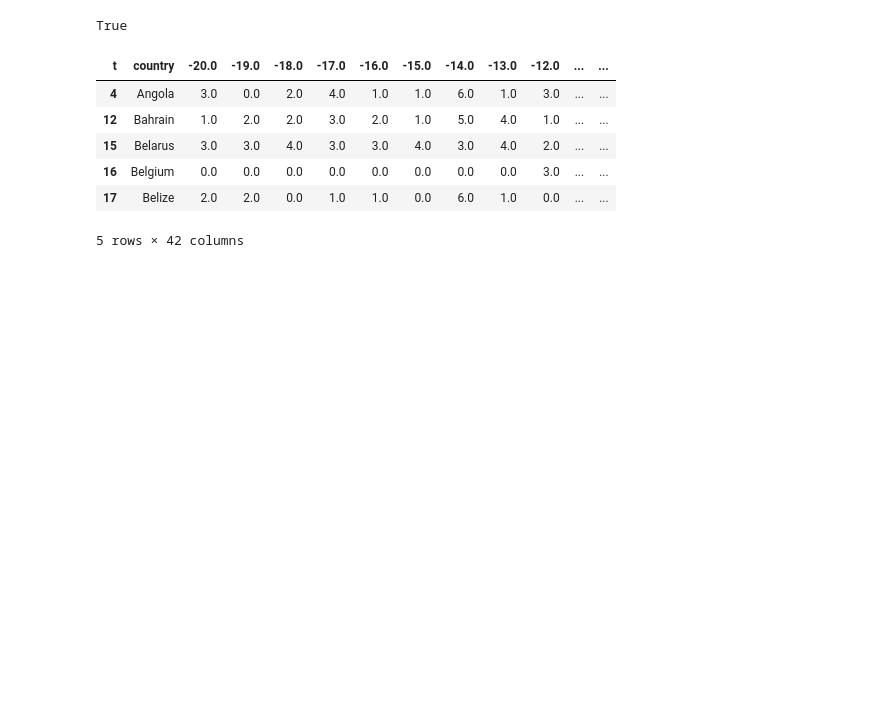
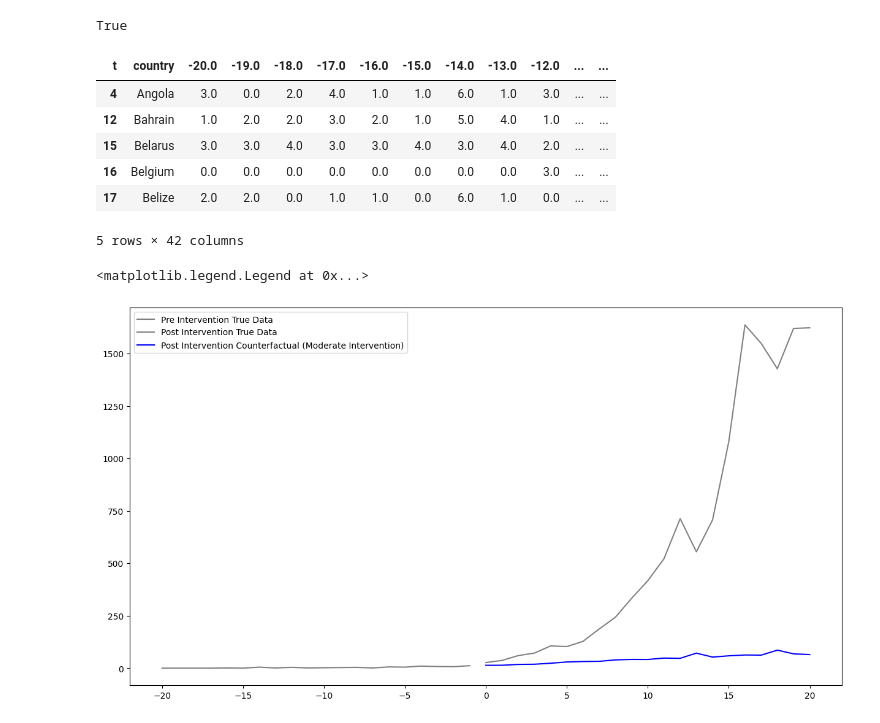
Before and after one commit to Arohrba5/mitx-causal-inference-with-covid-data, a Jupyter notebook: MITx_IDS_S24x_SyntheticInterventionRecitation.ipynb, the cells around one changed output. Saved outputs shown, nothing was run; the diff lists cells and outputs as text; code cells hidden in the pictures; blank space fills up the shorter version.

```diff
--- a/MITx_IDS_S24x_SyntheticInterventionRecitation.ipynb
+++ b/MITx_IDS_S24x_SyntheticInterventionRecitation.ipynb
@@ -261,0 +256,45 @@ moderate_countries_ts.head()
+# %%
+# 2. Denoise with Hard Singuar Value Thresholding (HSVT)
+Y_pre = moderate_countries_ts.loc[:,-20:-1].to_numpy()
+
+u, s, vh = np.linalg.svd(Y_pre)
+r_tilde = 3
+smat = np.zeros((u.shape[0], vh.shape[0]))
+smat[:r_tilde, :r_tilde] = np.diag(s[:r_tilde])
+
+Y_pre_tilde = u @ smat @ vh
+# %%
+# 3. Learn a pre-intervention model of the US based on moderate countries
+import statsmodels.api as sm
+
+# Dependent varibale is the time series observations before any interventions take place
+us_pre = covid_df[covid_df['country'] == "United States"].loc[:, -20: -1].to_numpy().flatten()
+dvs = us_pre
+
+# Build model with independent variables from preintervention entries of the denoised matrix
+ivs = Y_pre_tilde.T
+mod = sm.OLS(dvs, ivs)
+
+res = mod.fit()
+# %%
+# 4. Apply the model to US post-intervetion
+Y_post = moderate_countries_ts.loc[:, 0:20].to_numpy()
+moderate_counteractual_estimates = res.predict(Y_post.T)
+
+# True values for comparison later
+us_post = covid_df[covid_df['country'] == 'United States'].loc[:, 0:20].to_numpy().flatten()
+# %%
+# Plot US post intervention true data versus counterfactual data.
+# We would expect post intervention counterfactual under moderate interventions to lead to lower mortality
+plt.figure(figsize = (15, 8))
+
+plt.plot(range(-20,0), us_pre, label="Pre Intervention True Data", color='grey')
+
+plt.plot(range(0,21), us_post, label="Post Intervention True Data", color='grey')
+
+plt.plot(range(0,21), moderate_counteractual_estimates, label="Post Intervention Counterfactual (Moderate Intervention)", color='blue')
+
+plt.legend()
+# %% [output]
+<matplotlib.legend.Legend at 0x...>
+[figure, added]
```
Also changed, not shown: parts of 7 cells of this notebook.
